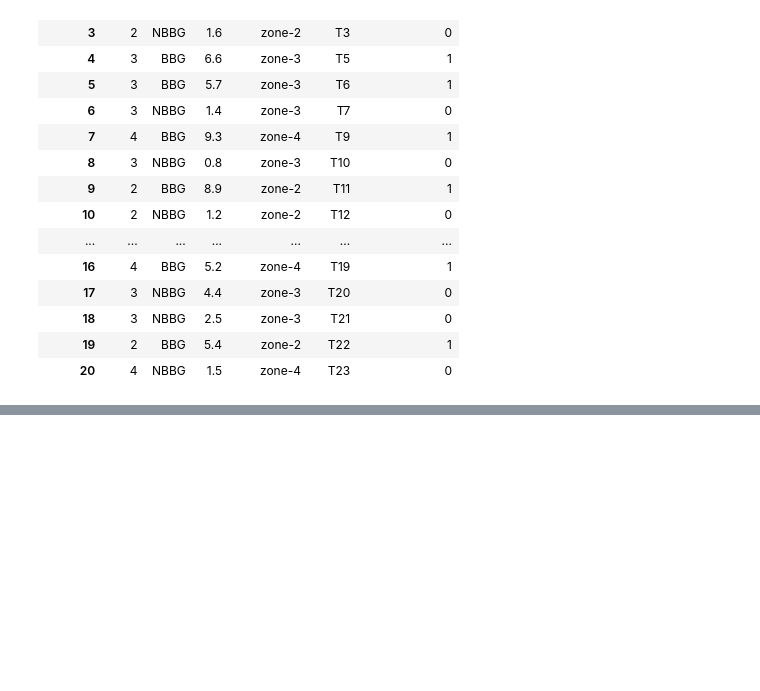
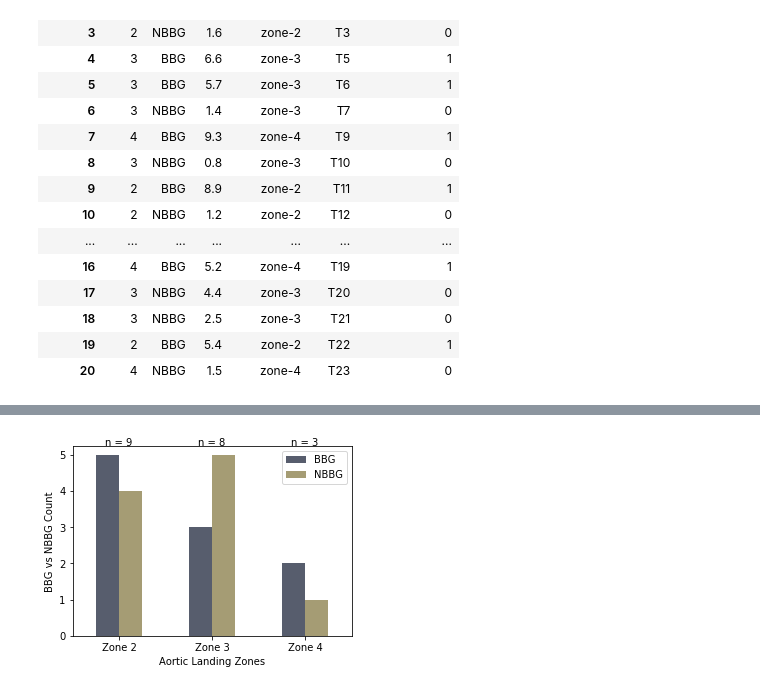
Before and after one commit to ninedigits/Bird-beak-Manuscript, a Jupyter notebook: python_code/Aortic Zone Testing.ipynb, the cells around one changed output, grey strips where cells are left out. Saved outputs shown, nothing was run; the diff lists cells and outputs as text; code cells hidden in the pictures; blank space fills up the shorter version.

```diff
--- a/python_code/Aortic Zone Testing.ipynb
+++ b/python_code/Aortic Zone Testing.ipynb
@@ -160,0 +192,4 @@ ZonePlot(zones).main_plot('zones_result_fig.png')
+# %%
+ZonePlot(zones).main_plot3('zone_result_fig3.png')
+# %% [output]
+[figure, added]
```
Also changed, not shown: parts of 3 cells of this notebook, 1 other file.
